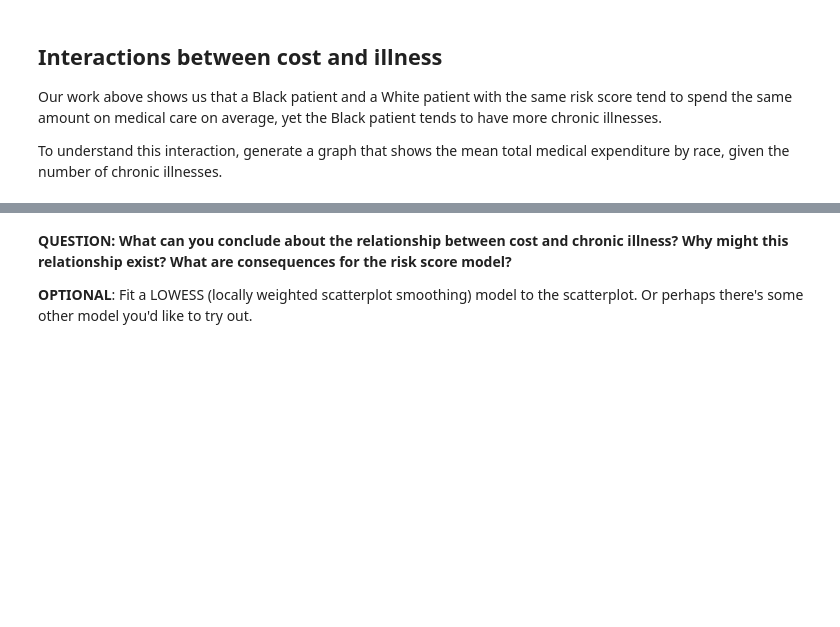
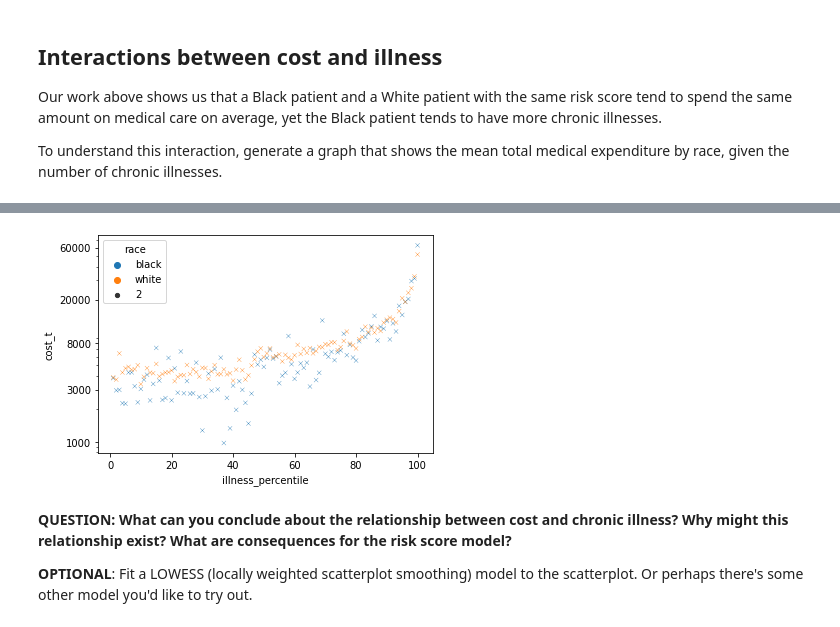
Before and after one commit to philmui/study-algorithmic-bias, a Jupyter notebook: notebooks/Berkeley_Healthcare_Bias.ipynb, the cells around one changed output, grey strips where cells are left out. Saved outputs shown, nothing was run; the diff lists cells and outputs as text; code cells hidden in the pictures; blank space fills up the shorter version.

```diff
--- a/notebooks/Berkeley_Healthcare_Bias.ipynb
+++ b/notebooks/Berkeley_Healthcare_Bias.ipynb
@@ -143,4 +221,12 @@ data.head()
 #      Take the mean total medical expenditure (`cost_t`) for each group of race + illness percentile.
 #      Call the dataframe called `illnesses`
 
+illnesses = data.groupby(["illness_percentile", "race"])[["cost_t"]].mean().reset_index()
+
 # TODO divide illnesses into two dataframes based on race: `illness_b` and `illness_w`
+
+illness_b = illnesses[illnesses['race'] == 'black']
+illness_w = illnesses[illnesses['race'] == 'white']
+
+
+illnesses.head()
@@ -147,5 +240,11 @@ data.head()
 # %%
 # TODO create a scatterplot of risk percentile against average number of chronic ilnesses, splitting on race
+ax = sns.scatterplot(x = "illness_percentile", y = "cost_t", data = illnesses, hue = "race", marker = "x", size = 2, legend = "full")
+plt.yscale('log')
+ax.set_yticks([1000, 3000, 8000, 20000, 60000])
+ax.get_yaxis().set_major_formatter(matplotlib.ticker.ScalarFormatter())
+# %% [output]
+[figure, added]
 # %% [markdown]
 **QUESTION: What can you conclude about the relationship between cost and chronic illness? Why might this relationship exist? What are consequences for the risk score model?**
 
```
Also changed, not shown: parts of 10 cells of this notebook.
